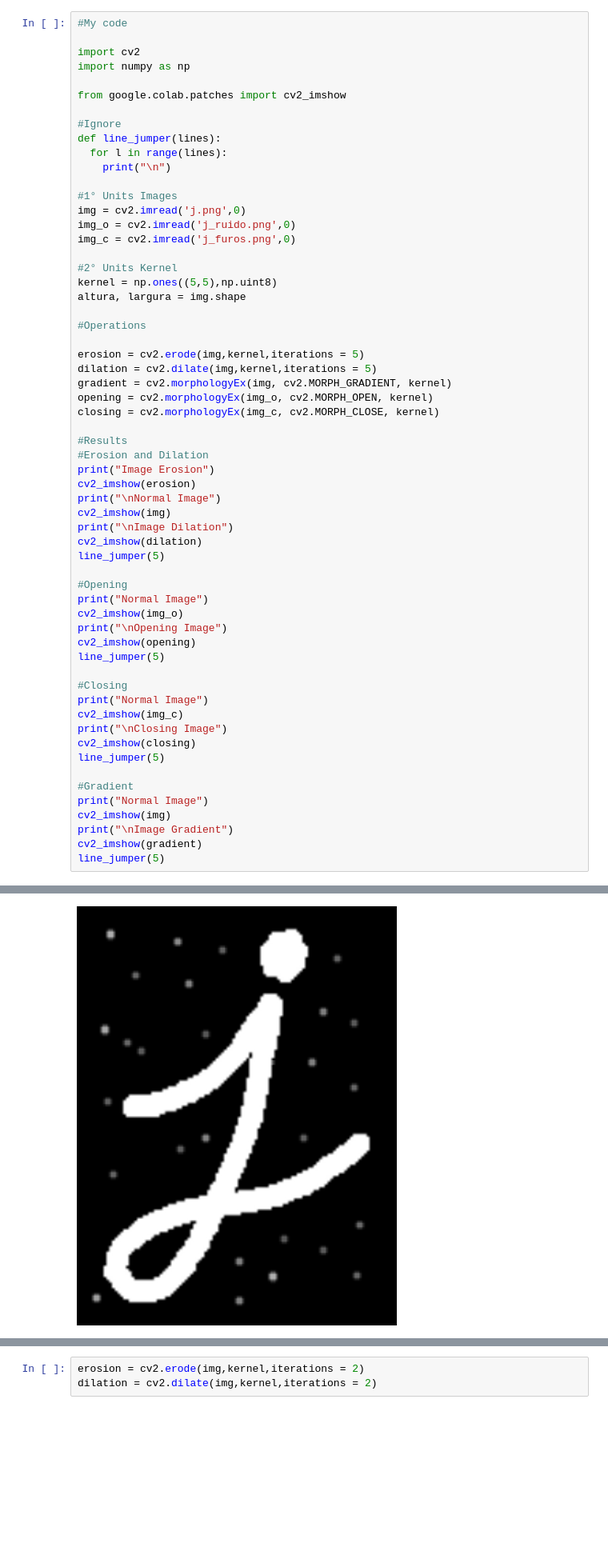
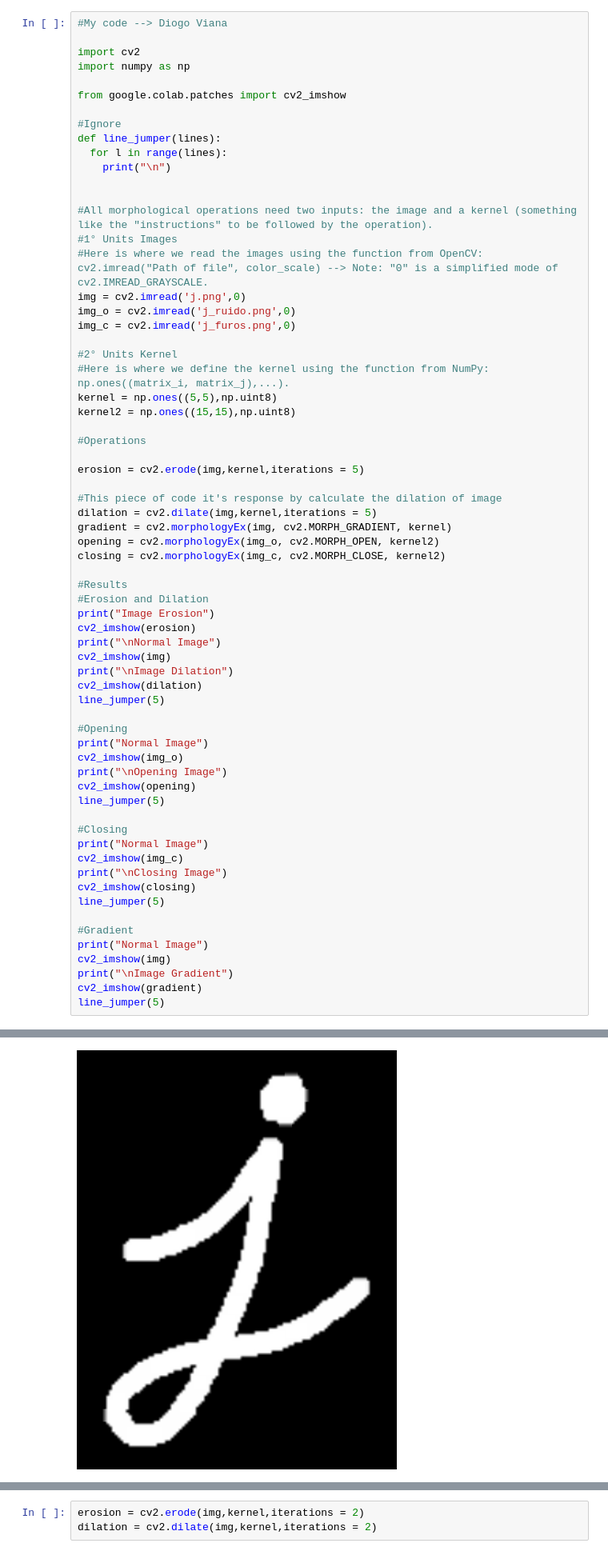
Before and after one commit to DigSix/MyUCP---My-Univali-Class-Projects, a Jupyter notebook: Copy_of_Exemplo_Morfologia.ipynb, the cells around one changed output, grey strips where cells are left out. Shown at 80% size. Saved outputs shown, nothing was run; the diff lists cells and outputs as text; blank space fills up the shorter version.

```diff
--- a/Copy_of_Exemplo_Morfologia.ipynb
+++ b/Copy_of_Exemplo_Morfologia.ipynb
@@ -12,7 +12,7 @@ Professor Felipe Viel
 - https://docs.opencv.org/master/d9/df8/tutorial_root.html
 - https://www.geeksforgeeks.org/opencv-python-tutorial/
 # %%
-#My code
+#My code --> Diogo Viana
 
 import cv2
 import numpy as np
@@ -24,22 +24,28 @@ def line_jumper(lines):
   for l in range(lines):
     print("\n")
 
+
+#All morphological operations need two inputs: the image and a kernel (something like the "instructions" to be followed by the operation).
 #1° Units Images
+#Here is where we read the images using the function from OpenCV: cv2.imread("Path of file", color_scale) --> Note: "0" is a simplified mode of cv2.IMREAD_GRAYSCALE.
 img = cv2.imread('j.png',0)
 img_o = cv2.imread('j_ruido.png',0)
 img_c = cv2.imread('j_furos.png',0)
 
 #2° Units Kernel
+#Here is where we define the kernel using the function from NumPy: np.ones((matrix_i, matrix_j),...).
 kernel = np.ones((5,5),np.uint8)
-altura, largura = img.shape
+kernel2 = np.ones((15,15),np.uint8)
 
 #Operations
 
 erosion = cv2.erode(img,kernel,iterations = 5)
+
+#This piece of code it's response by calculate the dilation of image
 dilation = cv2.dilate(img,kernel,iterations = 5)
 gradient = cv2.morphologyEx(img, cv2.MORPH_GRADIENT, kernel)
-opening = cv2.morphologyEx(img_o, cv2.MORPH_OPEN, kernel)
-closing = cv2.morphologyEx(img_c, cv2.MORPH_CLOSE, kernel)
+opening = cv2.morphologyEx(img_o, cv2.MORPH_OPEN, kernel2)
+closing = cv2.morphologyEx(img_c, cv2.MORPH_CLOSE, kernel2)
 
 #Results
 #Erosion and Dilation
@@ -54,34 +60,34 @@ line_jumper(5)
 #Opening
 print("Normal Image")
 cv2_imshow(img_o)
 print("\nOpening Image")
 cv2_imshow(opening)
 line_jumper(5)
 
 #Closing
 print("Normal Image")
 cv2_imshow(img_c)
 print("\nClosing Image")
 cv2_imshow(closing)
 line_jumper(5)
 
 #Gradient
 print("Normal Image")
 cv2_imshow(img)
 print("\nImage Gradient")
 cv2_imshow(gradient)
 line_jumper(5)
 # %% [output]
 Image Erosion
 [figure]
 Normal Image
 [figure]
 Image Dilation
 [figure]
 Normal Image
 [figure]
 Opening Image
-[figure, old version]
+[figure, new version]
 Normal Image
 [figure]
 ... (6 outputs left out)
```
